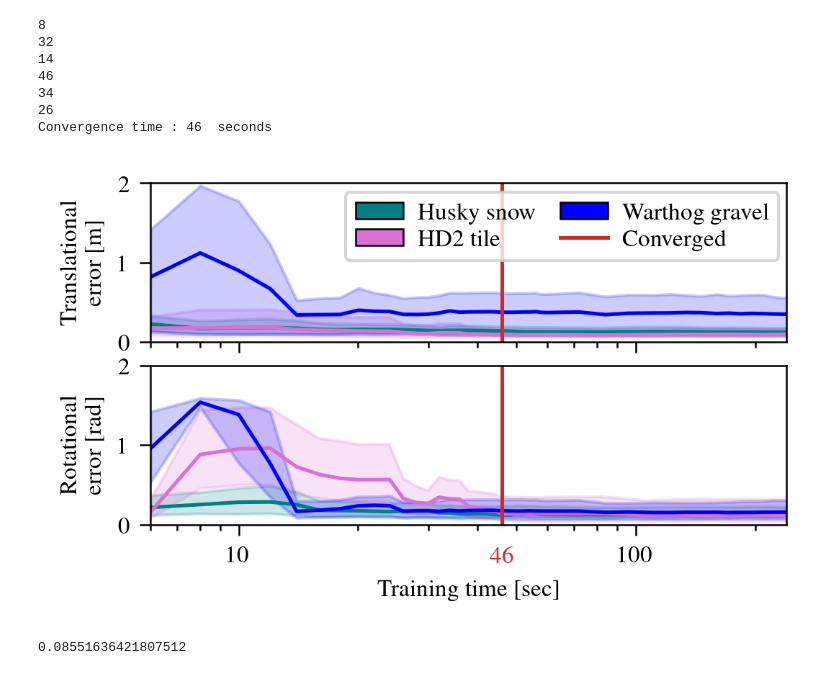
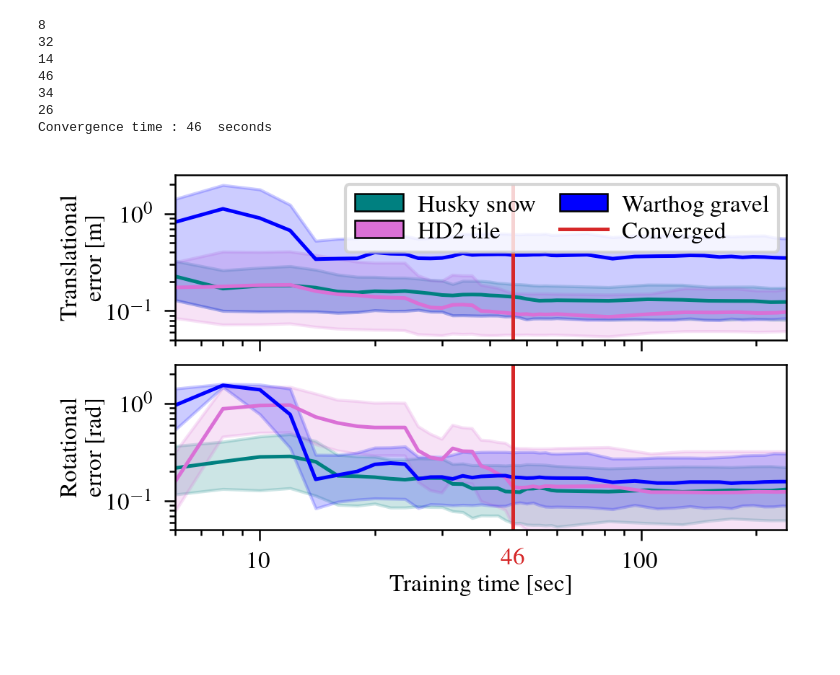
Before and after one commit to norlab-ulaval/norlab_WMRD, a Jupyter notebook: RAL2023/training_time_analysis.ipynb, the cells around one changed output. Saved outputs shown, nothing was run; the diff lists cells and outputs as text; code cells hidden in the pictures; blank space fills up the shorter version.

```diff
--- a/RAL2023/training_time_analysis.ipynb
+++ b/RAL2023/training_time_analysis.ipynb
@@ -819,7 +819,7 @@ height = width / 1.7
 
 fig, axs = plt.subplots(2, 1, dpi=300, gridspec_kw={'hspace': 0.15, 'wspace': 0.0}, sharex=True)
 fig.set_size_inches(width, height)
-fig.subplots_adjust(left=.13, bottom=0.19, right=.995, top=.98)
+fig.subplots_adjust(left=.165, bottom=0.16, right=.995, top=.98)
 
 myWidth = 0.6
 plot_line_width = 1.2
@@ -856,44 +856,43 @@ axs[1].fill_between(x_linspace_marmotte_tile_seconds, rotational_slip_prediction
 axs[1].plot(x_linspace_warthog_wheels_gravel_seconds, rotational_slip_prediction_medians_warthog_wheels_gravel, color=warthog_wheels_color, linewidth=plot_line_width)
 axs[1].fill_between(x_linspace_warthog_wheels_gravel_seconds, rotational_slip_prediction_3q_warthog_wheels_gravel, rotational_slip_prediction_1q_warthog_wheels_gravel, color=warthog_wheels_color, alpha=quartile_alpha)
 
 critical_num_windows = 23 * 2
 critical_num_color = 'C3'
 axs[0].vlines(critical_num_windows, translational_ymin, translational_ymax, color=critical_num_color, linewidth=plot_line_width)
-axs[1].vlines(critical_num_windows, rotational_ymin, rotational_ymax, color=critical_num_color, linewidth=plot_line_width)
+axs[1].vlines(critical_num_windows, rotational_ymin, 2.5, color=critical_num_color, linewidth=plot_line_width)
 
-axs[0].set_ylim(translational_ymin, translational_ymax)
-axs[1].set_ylim(rotational_ymin, rotational_ymax)
-axs[0].set_ylabel(r'Translational' + '\n' + r'error [m]')
-axs[1].set_xlabel(r'Training time [sec]')
-axs[1].set_ylabel(r'Rotational' + '\n' + r'error [rad]')
+# axs[0].set_ylim(np.log10(translational_ymin), np.log10(translational_ymax))
+axs[0].set_ylim(0.05, 2.5)
+axs[1].set_ylim(0.05, 2.5)
+# axs[1].set_ylim(rotational_ymin, rotational_ymax)
+axs[0].set_ylabel(r'Translational' + '\n' + r'error [m]', labelpad=0.5)
+axs[1].set_xlabel(r'Training time [sec]', labelpad=0.5)
+axs[1].set_ylabel(r'Rotational' + '\n' + r'error [rad]', labelpad=0.5)
 
 
 axs[0].set_xscale('log')
 axs[1].set_xscale('log')
-# axs[0].set_yscale('log')
-# axs[1].set_yscale('log')
+axs[0].set_yscale('log')
+axs[1].set_yscale('log')
 
 # axs[0].set_yticks([0, 1, 2])
 # axs[1].set_yticks([0, 1, 2])
 
 axs[0].set_xlim(3*2, 120*2)
 axs[1].set_xticks([10, 100], labels=[r'$10$', r'$100$'])
-axs[1].text(critical_num_windows, -0.4, str(critical_num_windows), ha='center', va='center', fontsize=8, color=critical_num_color)
+# axs[1].text(critical_num_windows, -0.4, str(critical_num_windows), ha='center', va='center', fontsize=8, color=critical_num_color)
+axs[1].text(46, 0.033, str(critical_num_windows), ha='center', va='top', fontsize=8, color=critical_num_color)
 
 
 # legend
 legend_elements = [Patch(facecolor=husky_snow_color, linewidth=myWidth, label=r'Husky snow', linestyle='solid', edgecolor='k'),
                    Patch(facecolor=marmotte_tile_color, linewidth=myWidth, label=r'HD2 tile', linestyle='solid', edgecolor='k'),
                    Patch(facecolor=warthog_wheels_color, linewidth=myWidth, label=r'Warthog gravel', linestyle='solid', edgecolor='k'),
                    Line2D([0], [0], color=critical_num_color, linewidth=plot_line_width, label=r'Converged', linestyle='solid')]
 
 fig.legend(handles=legend_elements, loc='center', ncol=2, bbox_to_anchor=(0.69,0.88), labelspacing=0.2, handletextpad=0.6, columnspacing=1, handleheight=0.7, handlelength=2)
 
 plt.savefig('figs/training_windows_vs_accuracy_cg_v1.pdf', dpi=500)
 plt.savefig('figs/training_windows_vs_accuracy_cg_v1.jpg', dpi=500)
 # %% [output]
-[figure, old version]
+[figure, new version]
-# %%
-print(np.min(translational_slip_prediction_1q))
-# %% [output]
-0.08551636421807512
```
Also changed, not shown: parts of 1 cell of this notebook, 16 other files.
